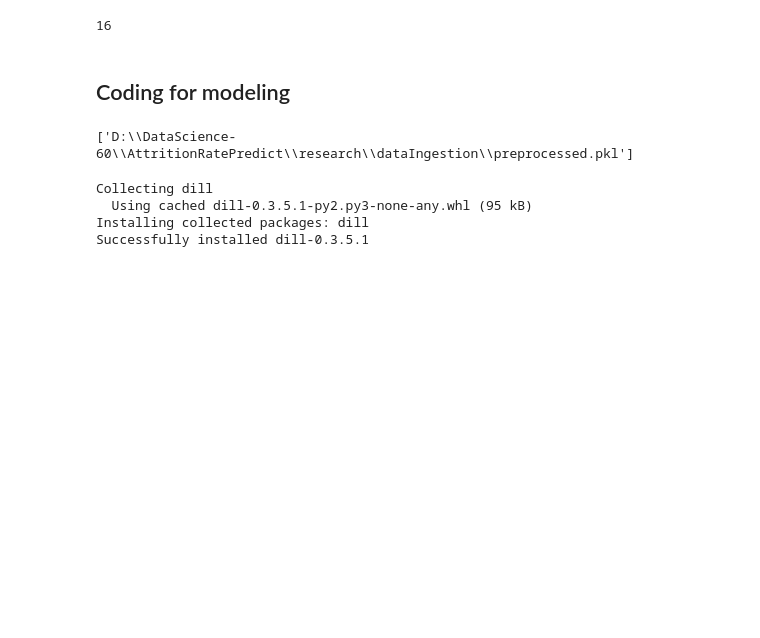
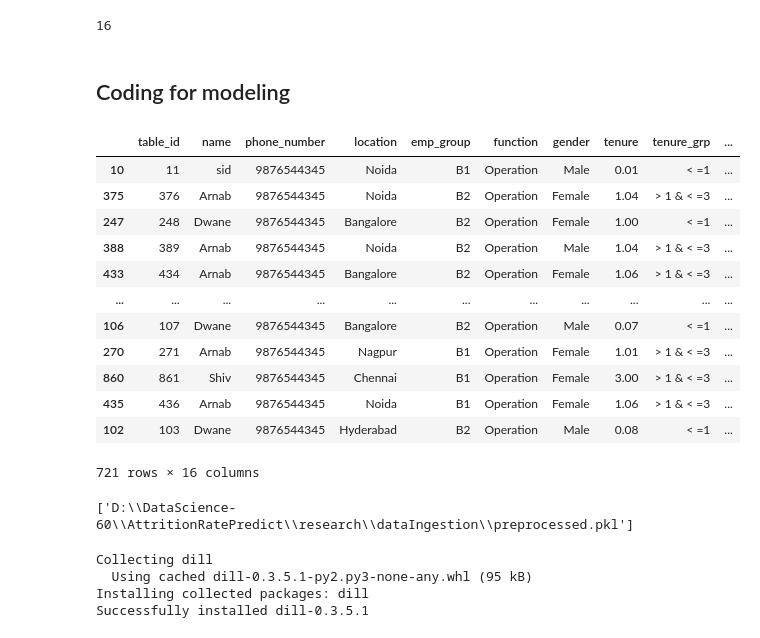
Before and after one commit to umaretiya/AttritionRatePredict, a Jupyter notebook: research/AttritionRate_notebook.ipynb, the cells around one changed output. Saved outputs shown, nothing was run; the diff lists cells and outputs as text; code cells hidden in the pictures; blank space fills up the shorter version.

```diff
--- a/research/AttritionRate_notebook.ipynb
+++ b/research/AttritionRate_notebook.ipynb
@@ -168,3 +168,21 @@ from sklearn.model_selection import StratifiedShuffleSplit, train_test_split
 from sklearn.pipeline import Pipeline
 split = StratifiedShuffleSplit(n_splits=1, test_size=0.2, random_state=42)
 tt_split = train_test_split(df, test_size=0.2, random_state=42)
+# %%
+train_df = tt_split[0]
+train_df.stay_left
+train_df
+# %% [output]
+|  | table_id | name | phone_number | location | emp_group | function | gender | tenure | tenure_grp | ... |
+| 10 | 11 | sid | 9876544345 | Noida | B1 | Operation | Male | 0.01 | < =1 | ... |
+| 375 | 376 | Arnab | 9876544345 | Noida | B2 | Operation | Female | 1.04 | > 1 & < =3 | ... |
+| 247 | 248 | Dwane | 9876544345 | Bangalore | B2 | Operation | Female | 1.00 | < =1 | ... |
+| 388 | 389 | Arnab | 9876544345 | Noida | B2 | Operation | Male | 1.04 | > 1 & < =3 | ... |
+| 433 | 434 | Arnab | 9876544345 | Bangalore | B2 | Operation | Female | 1.06 | > 1 & < =3 | ... |
+| ... | ... | ... | ... | ... | ... | ... | ... | ... | ... | ... |
+| 106 | 107 | Dwane | 9876544345 | Bangalore | B2 | Operation | Male | 0.07 | < =1 | ... |
+| 270 | 271 | Arnab | 9876544345 | Nagpur | B1 | Operation | Female | 1.01 | > 1 & < =3 | ... |
+| 860 | 861 | Shiv | 9876544345 | Chennai | B1 | Operation | Female | 3.00 | > 1 & < =3 | ... |
+| 435 | 436 | Arnab | 9876544345 | Noida | B1 | Operation | Female | 1.06 | > 1 & < =3 | ... |
+| 102 | 103 | Dwane | 9876544345 | Hyderabad | B2 | Operation | Male | 0.08 | < =1 | ... |
+721 rows × 16 columns
```
Also changed, not shown: parts of 1 cell of this notebook, 22 other files.
